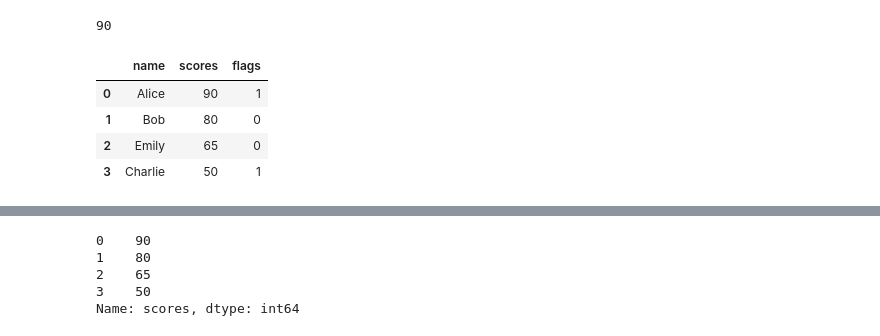
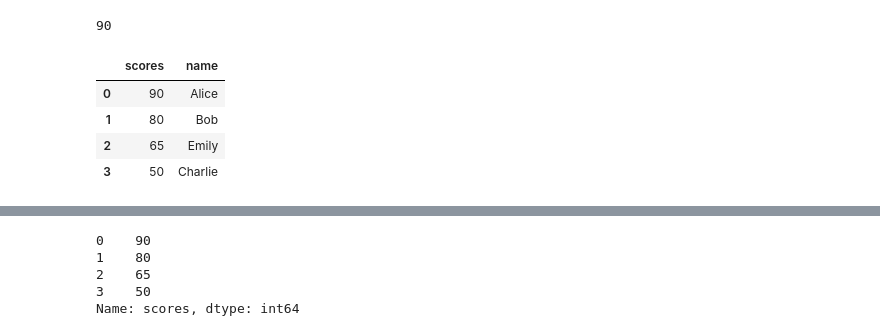
Before and after one commit to nittayac/DFEDATA6-EX1, a Jupyter notebook: 08_Python_Pandas_DataFrames.ipynb, the cells around one changed output, grey strips where cells are left out. Cells and saved outputs as stored; diff of their text form; code cells hidden in the pictures.

```diff
--- a/08_Python_Pandas_DataFrames.ipynb
+++ b/08_Python_Pandas_DataFrames.ipynb
@@ -41,14 +41,14 @@ exam_results.loc[0, 'scores']  # sellect top 1 column score
 # %%
 #exam_results.loc[:, 'scores'] #select column 'score'
 #exam_results.loc[:]   # select every rows and every columns
 
-exam_results.loc[:'scores']
+exam_results.loc[:,('scores','name')]
 # %% [output]
-|  | name | scores | flags |
-| 0 | Alice | 90 | 1 |
-| 1 | Bob | 80 | 0 |
-| 2 | Emily | 65 | 0 |
-| 3 | Charlie | 50 | 1 |
+|  | scores | name |
+| 0 | 90 | Alice |
+| 1 | 80 | Bob |
+| 2 | 65 | Emily |
+| 3 | 50 | Charlie |
 # %%
 exam_results.loc[2, :]
 # %% [output]
```
Also changed, not shown: parts of 5 cells of this notebook.
